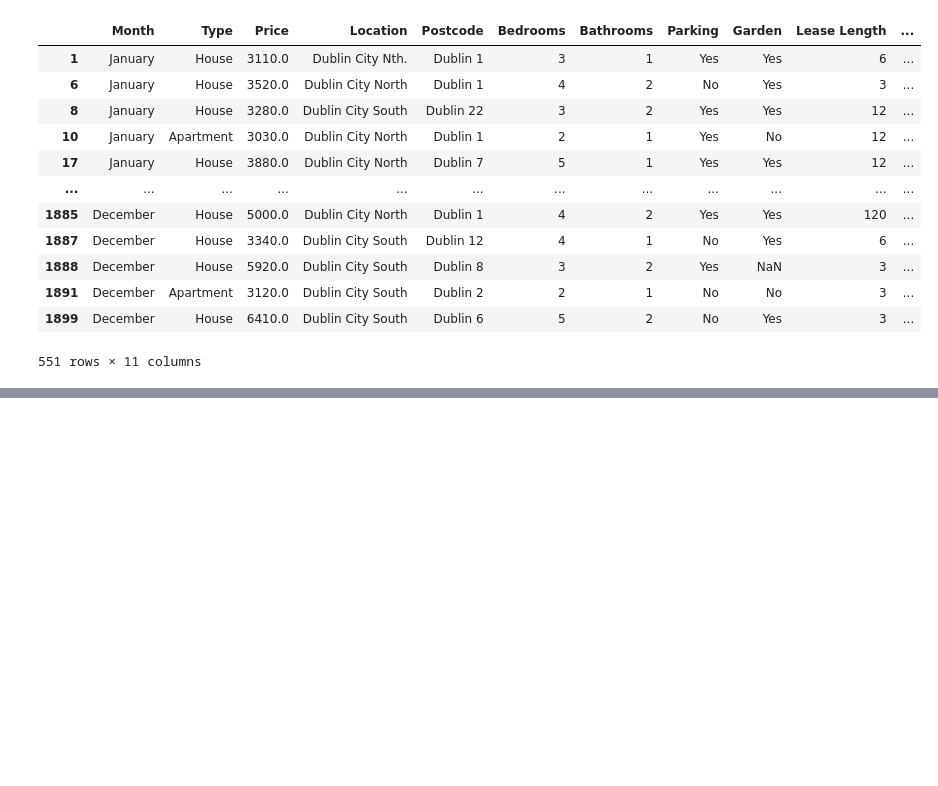
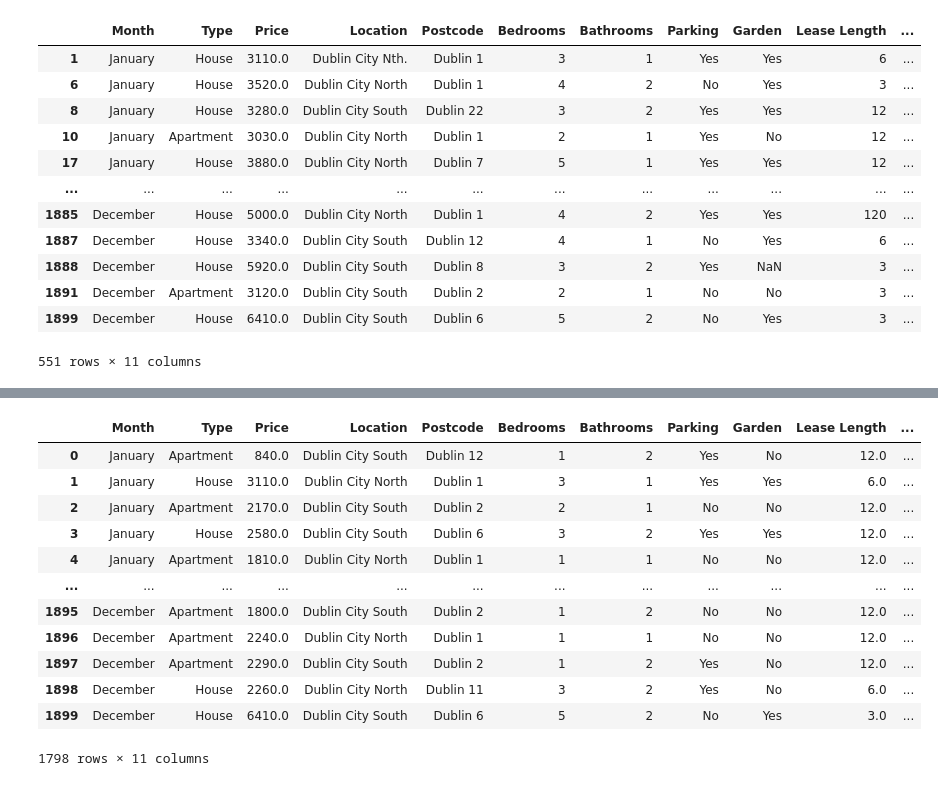
Before and after one commit to Dellason/Data-Science-Assignment-One, a Jupyter notebook: Webscrapping.ipynb, the cells around one changed output, grey strips where cells are left out. Drawn from its saved outputs; the diff is of its cells as text; code cells hidden in the pictures; blank space fills up the shorter version.

```diff
--- a/Webscrapping.ipynb
+++ b/Webscrapping.ipynb
@@ -614,0 +835,4 @@ df_data[df_data["Price"] > 2900.45]
+# %%
+# There is no clear relationship so we will assume all houses have gardens since the percentage of no is 9.026%
+dataset.loc[(dataset["Garden"].isna()), "Garden"] = "Yes"
+dataset.head(50)
@@ -614,0 +843,22 @@ df_data[df_data["Price"] > 2900.45]
+# %%
+known = dataset[dataset["Parking"].notna()]
+missing = dataset[dataset["Parking"].isna()]
+
+y_train = known["Parking"]
+x_train = pd.get_dummies(known[["Location", "Type","Bedrooms", "Bathrooms", "Price"]], prefix='', prefix_sep='',
+                   drop_first=True, dtype=int)
+
+x_test = pd.get_dummies(
+    missing[["Location","Type","Bedrooms","Bathrooms","Price"]],
+    prefix='', prefix_sep='', drop_first=True, dtype=int
+)
+
+# x_test = x_test.reindex(columns=x_train.columns, fill_value=0)
+
+from sklearn.linear_model import LogisticRegression
+
+model = LogisticRegression(C=1e42, solver='liblinear')
+
+model.fit(x_train,y_train)
+y_predict = model.predict(x_test)
+y_predict
@@ -614,0 +875,9 @@ df_data[df_data["Price"] > 2900.45]
+# %%
+
+parking_missing_indexes = list(dataset.loc[dataset["Parking"].isna()].index)
+parking_missing_indexes
+
+num = 0
+for index in parking_missing_indexes:
+    dataset.loc[index , "Parking"] = y_predict[num]
+    num += 1
@@ -614,0 +914,4 @@ df_data[df_data["Price"] > 2900.45]
+# %%
+# Foe missing lease length we can say it is 12 because median is 12 across all and then the mode is also 12
+dataset["Lease Length"] = dataset["Lease Length"].fillna(12)
+dataset["Lease Length"].isna().sum()
@@ -614,0 +991,18 @@ df_data[df_data["Price"] > 2900.45]
+# %%
+
+dataset.dropna(subset=["Postcode"], inplace=True)
+dataset
+# %% [output]
+|  | Month | Type | Price | Location | Postcode | Bedrooms | Bathrooms | Parking | Garden | Lease Length | ... |
+| 0 | January | Apartment | 840.0 | Dublin City South | Dublin 12 | 1 | 2 | Yes | No | 12.0 | ... |
+| 1 | January | House | 3110.0 | Dublin City North | Dublin 1 | 3 | 1 | Yes | Yes | 6.0 | ... |
+| 2 | January | Apartment | 2170.0 | Dublin City South | Dublin 2 | 2 | 1 | No | No | 12.0 | ... |
+| 3 | January | House | 2580.0 | Dublin City South | Dublin 6 | 3 | 2 | Yes | Yes | 12.0 | ... |
+| 4 | January | Apartment | 1810.0 | Dublin City North | Dublin 1 | 1 | 1 | No | No | 12.0 | ... |
+| ... | ... | ... | ... | ... | ... | ... | ... | ... | ... | ... | ... |
+| 1895 | December | Apartment | 1800.0 | Dublin City South | Dublin 2 | 1 | 2 | No | No | 12.0 | ... |
+| 1896 | December | Apartment | 2240.0 | Dublin City North | Dublin 1 | 1 | 1 | No | No | 12.0 | ... |
+| 1897 | December | Apartment | 2290.0 | Dublin City South | Dublin 2 | 1 | 2 | Yes | No | 12.0 | ... |
+| 1898 | December | House | 2260.0 | Dublin City North | Dublin 11 | 3 | 2 | Yes | No | 6.0 | ... |
+| 1899 | December | House | 6410.0 | Dublin City South | Dublin 6 | 5 | 2 | No | Yes | 3.0 | ... |
+1798 rows × 11 columns
```
Also changed, not shown: parts of 65 cells of this notebook, 4 other files.
